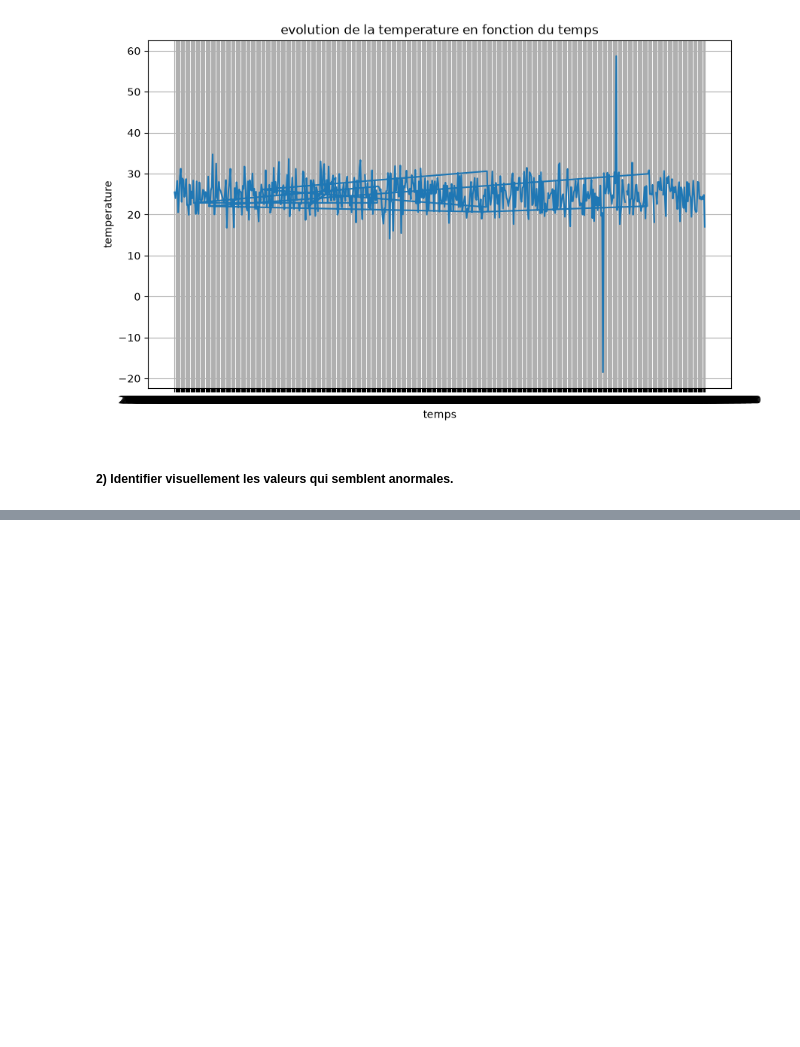
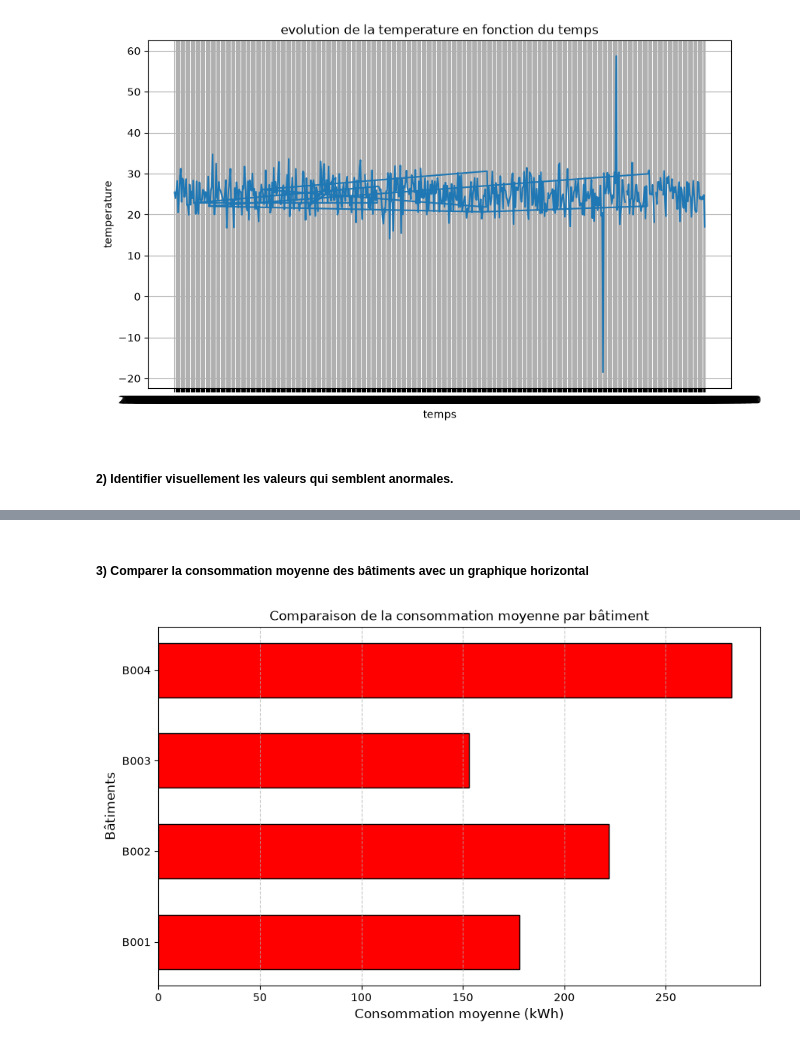
Before and after one commit to NdiayeAmanatou/atelier_matplotlib, a Jupyter notebook: atelier_matplotlib_iot/notebooks/atelier_matplotlib_iot.ipynb, the cells around one changed output, grey strips where cells are left out. Saved outputs shown, nothing was run; the diff lists cells and outputs as text; code cells hidden in the pictures; blank space fills up the shorter version.

```diff
--- a/atelier_matplotlib_iot/notebooks/atelier_matplotlib_iot.ipynb
+++ b/atelier_matplotlib_iot/notebooks/atelier_matplotlib_iot.ipynb
@@ -43,0 +75,20 @@ plt.show()
+# %% [markdown]
+##### 3) Comparer la consommation moyenne des bâtiments avec un graphique horizontal
+# %%
+plt.figure(figsize=(10, 6))
+
+plt.barh(consommation_batiment.index, consommation_batiment.values, color='red', edgecolor='black', height=0.6)
+
+# 3. Titre, labels et grille
+plt.title("Comparaison de la consommation moyenne par bâtiment", fontsize=12)
+plt.xlabel("Consommation moyenne (kWh)", fontsize=12)
+plt.ylabel("Bâtiments", fontsize=12)
+
+# La grille s'applique cette fois-ci sur l'axe horizontal (X)
+plt.grid(axis='x', linestyle='--', alpha=0.7)
+
+
+# 5. Afficher le graphique
+plt.show()
+# %% [output]
+[figure, added]
```
Also changed, not shown: parts of 11 cells of this notebook.
